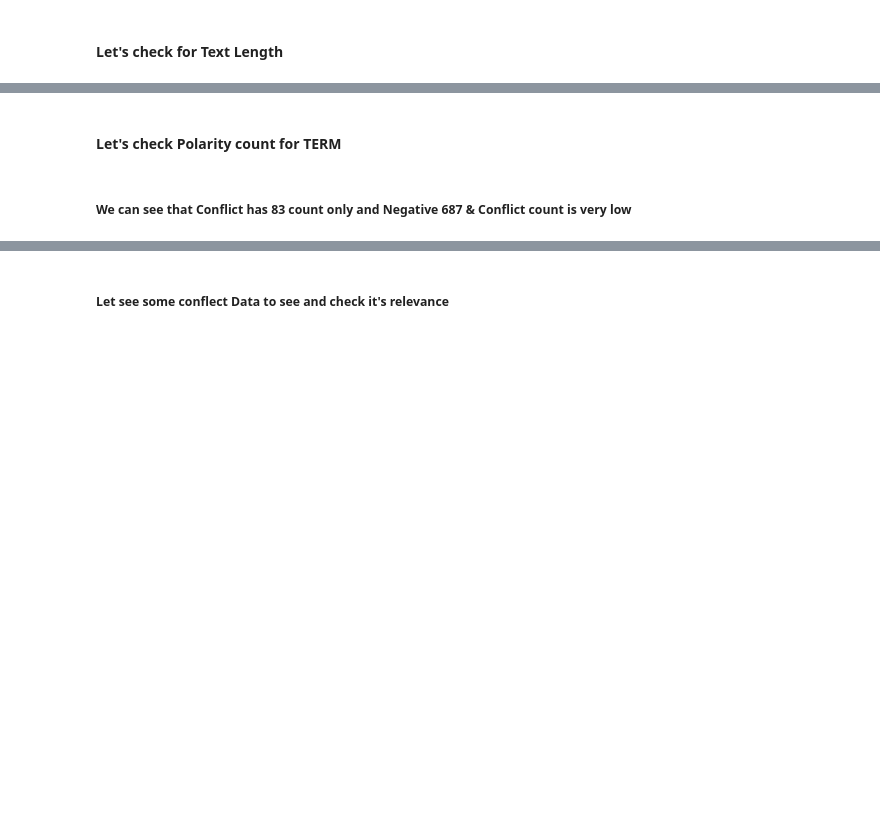
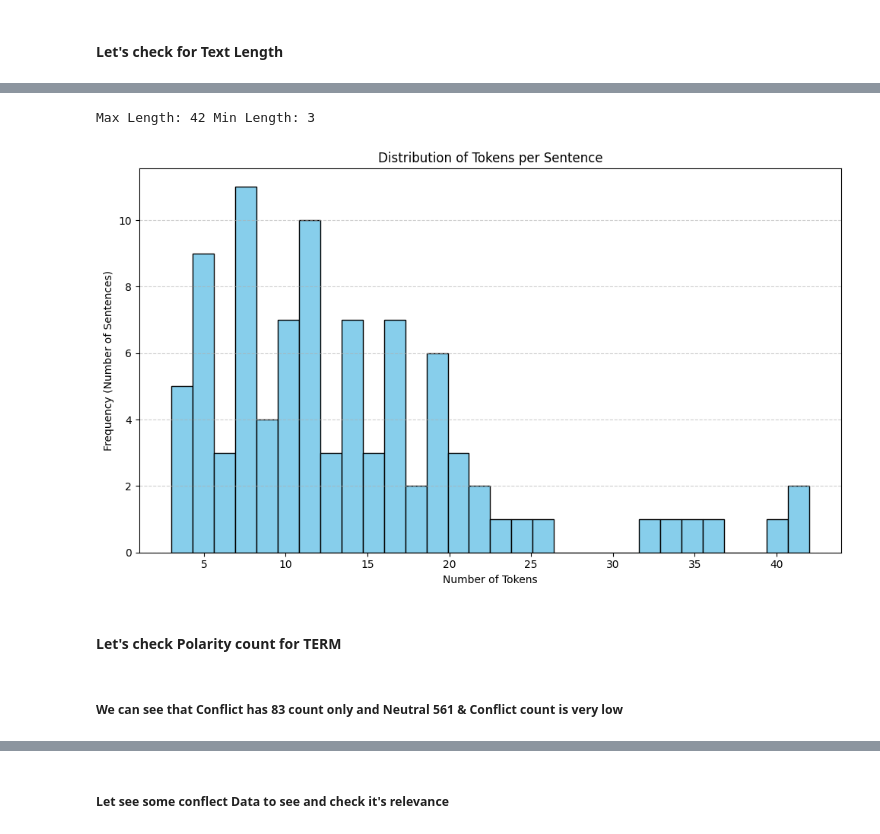
Before and after one commit to nabarunbaruaAIML/ABSA_Case_Study, a Jupyter notebook: Case_Study.ipynb, the cells around one changed output, grey strips where cells are left out. Drawn from its saved outputs; the diff is of its cells as text; code cells hidden in the pictures; blank space fills up the shorter version.

```diff
--- a/Case_Study.ipynb
+++ b/Case_Study.ipynb
@@ -466,6 +492,7 @@ polarity_label: {'conflict':0,'neutral':1,'negative':2,'positive':3}
 # %%
 category_train = []
 category_test=[]
+category_dev = []
 for data in flat_dataset['train']:
     category_dict={}
     category_dict['ID'] = data['ID']
@@ -485,5 +512,14 @@ for data in flat_dataset['test']:
     category_test.append(category_dict)
     # break
 
-len(category_train), len(category_test)
+for data in flat_dataset['dev']:
+    category_dict={}
+    category_dict['ID'] = data['ID']
+    category_dict['text']= data['text']
+    category_dict['category_label'] = data['categories.category_label']
+    category_dict['polarity_label'] = data['categories.polarity_label']
+    category_dev.append(category_dict)
+    # break
+
+len(category_train), len(category_test), len(category_dev)
 # %% [output]
@@ -493,10 +529,11 @@ from datasets import Dataset
 
 train_dataset = Dataset.from_list(category_train)
 test_dataset = Dataset.from_list(category_test)
+dev_dataset = Dataset.from_list(category_dev)
 # %%
 from datasets import DatasetDict
 
-CATEGORY_DATASET = DatasetDict({'train':train_dataset,'test':test_dataset})
+CATEGORY_DATASET = DatasetDict({'train':train_dataset,'test':test_dataset,'dev':dev_dataset })
 CATEGORY_DATASET
 # %% [output]
 DatasetDict({
@@ -546,4 +587,6 @@ We can see Maximum Number of Words would be 69 and Minimum would be 1
 # %%
+import matplotlib.pyplot as plt
+
 def text_length(dataset,label):
     max_length = 0
     min_length = 99999999
@@ -556,7 +599,25 @@ def text_length(dataset,label):
         max_length = max(max_length,len(data))
         min_length=min(min_length,len(data))
 
+
     print("Max Length:",max_length, "Min Length:",min_length)
+
+
+
+    # Count tokens (words) in each text
+    token_counts = [len(data) for data in df['split_text']]
+
+    # Plotting the histogram
+    plt.figure(figsize=(10, 6))
+    plt.hist(token_counts, bins=30, color='skyblue', edgecolor='black')
+    plt.xlabel('Number of Tokens')
+    plt.ylabel('Frequency (Number of Sentences)')
+    plt.title('Distribution of Tokens per Sentence')
+
+    # Show the plot
+    plt.tight_layout()
+    plt.grid(True, axis='y', linestyle='--', alpha=0.6)
+    plt.show()
 # %%
 text_length(NER_DATASET,"train")
 # %% [output]
@@ -568,3 +631,8 @@ Max Length: 43 Min Length: 1
+# %%
+text_length(NER_DATASET,"dev")
+# %% [output]
+Max Length: 42 Min Length: 3
+[figure, added]
 # %% [markdown]
 #### Let's check Polarity count for TERM
 # %%
@@ -606,7 +702,7 @@ def polarity_NER(dataset,label):
 # labels = [label_mapping[score_max] for score_max in scores.argmax(axis=1)]
 # labels
 # %% [markdown]
-##### We can see that Conflict has 83 count only and Negative 687 & Conflict count is very low
+##### We can see that Conflict has 83 count only and Neutral 561 & Conflict count is very low
 # %%
 polarity_NER(NER_DATASET,'train')
 # %% [output]
```
Also changed, not shown: parts of 72 cells of this notebook.
